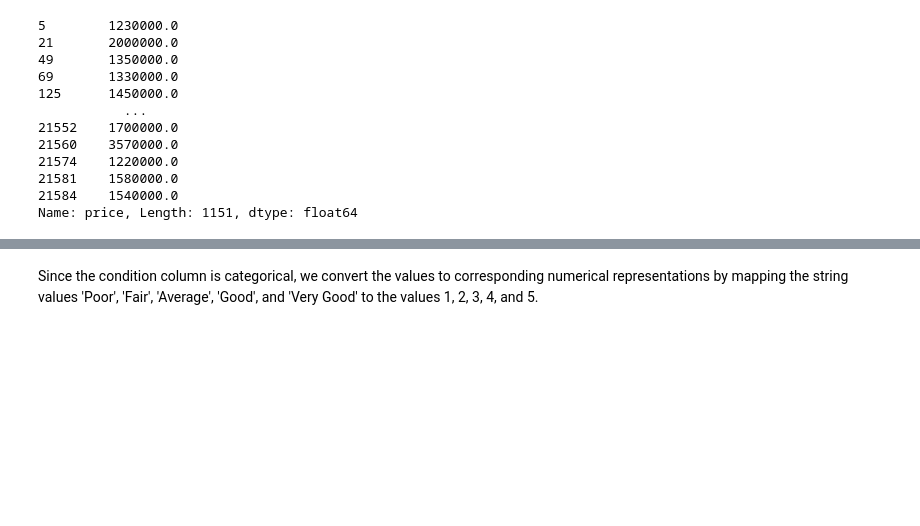
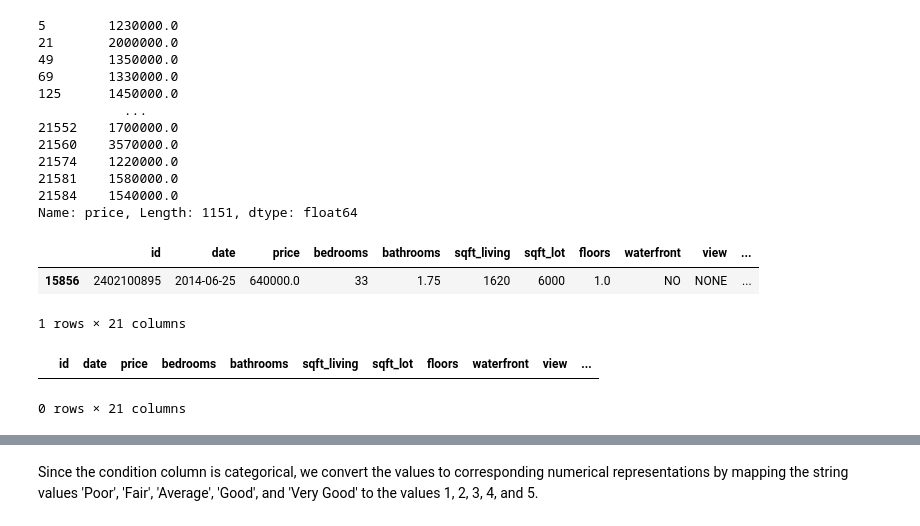
Before and after one commit to esipil/phase-2-project, a Jupyter notebook: Project 2.ipynb, the cells around one changed output, grey strips where cells are left out. Saved outputs shown, nothing was run; the diff lists cells and outputs as text; code cells hidden in the pictures; blank space fills up the shorter version.

```diff
--- a/Project 2.ipynb
+++ b/Project 2.ipynb
@@ -251,6 +241,22 @@ min outlier value: 1130000.0
 21581    1580000.0
 21584    1540000.0
 Name: price, Length: 1151, dtype: float64
+# %%
+# Check the outliers for bedroom column
+outliers_bedrooms = df_housing[df_housing["bedrooms"] > 15]
+
+outliers_bedrooms
+# %% [output]
+|  | id | date | price | bedrooms | bathrooms | sqft_living | sqft_lot | floors | waterfront | view | ... |
+| 15856 | 2402100895 | 2014-06-25 | 640000.0 | 33 | 1.75 | 1620 | 6000 | 1.0 | NO | NONE | ... |
+1 rows × 21 columns
+# %%
+# Wed drop the outlier for bedrooms since it causes a skew in the data
+df_housing.drop(df_housing[df_housing["bedrooms"] == 33].index, inplace=True)
+df_housing[df_housing["bedrooms"] > 15]
+# %% [output]
+|  | id | date | price | bedrooms | bathrooms | sqft_living | sqft_lot | floors | waterfront | view | ... |
+0 rows × 21 columns
 # %%
 # Obtaining the count of each unique value in the "condition" column
 df_housing["condition"].value_counts()
```
Also changed, not shown: parts of 9 cells of this notebook, 1 other file.
